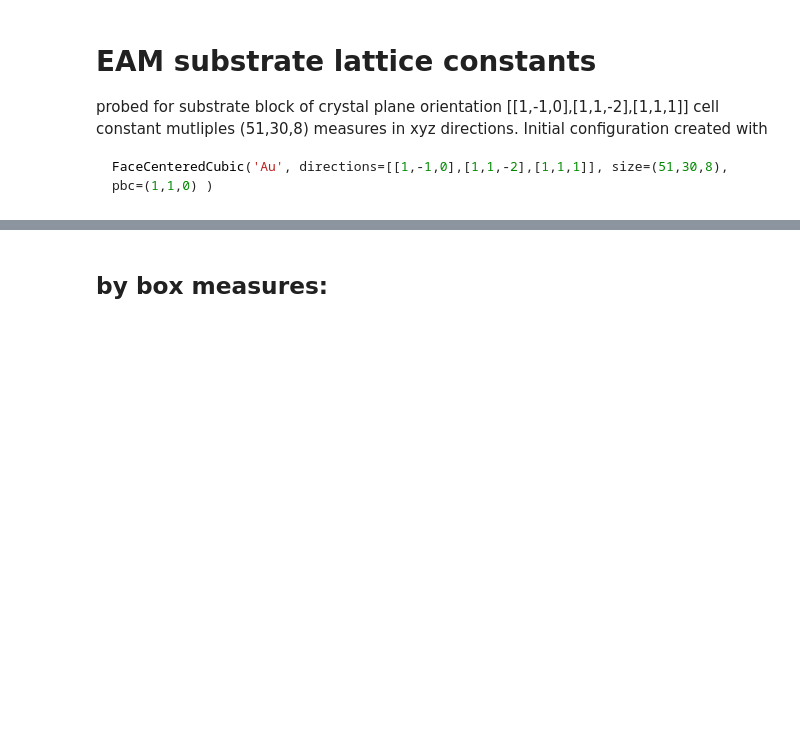
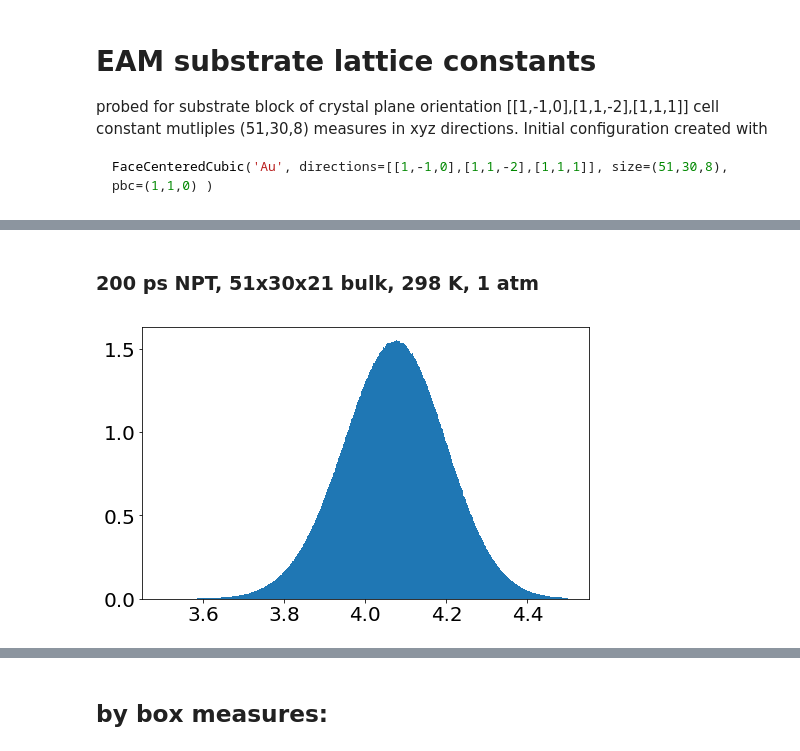
Before and after one commit to jotelha/jlhphd, a Jupyter notebook: ipynb/subst/20190412_lattice_constant.ipynb, the cells around one changed output, grey strips where cells are left out. Drawn from its saved outputs; the diff is of its cells as text; code cells hidden in the pictures; blank space fills up the shorter version.

```diff
--- a/ipynb/subst/20190412_lattice_constant.ipynb
+++ b/ipynb/subst/20190412_lattice_constant.ipynb
@@ -91,3 +101,7 @@ Peak position:                      4.06015 (2019-04-12 17:43:45,385)
 # %%
-peak_positions["NPT 200ps slab, 1000 frames average, zero pressure, fcc only"] = analyze_rdf('030_equilibration_npt_slab_0_atm_fcc_rdf.txt',format='plain',interval=(3.5,4.5))
+peak_positions[
+    "NPT 200ps slab, 1000 frames average, zero pressure, fcc only"] = analyze_rdf(
+        os.path.join(prefix,'030_equilibration_npt_slab_0_atm_fcc_rdf.txt'),
+        format='plain',
+        interval=(3.5, 4.5))
 # %% [output]
@@ -101,3 +111,6 @@ Peak position:                      4.06605 (2019-04-12 17:44:03,631)
 # %%
-peak_positions["NPT 200ps slab, 1000 frames average, 1 atm"] = analyze_rdf('040_equilibration_npt_slab_1_atm_rdf.txt',format='plain',interval=(3.5,4.5))
+peak_positions["NPT 200ps slab, 1000 frames average, 1 atm"] = analyze_rdf(
+    os.path.join(prefix,'040_equilibration_npt_slab_1_atm_rdf.txt'),
+    format='plain',
+    interval=(3.5, 4.5))
 # %% [output]
@@ -111,3 +120,7 @@ Peak position:                      4.06015 (2019-04-12 17:44:44,012)
 # %%
-peak_positions["NPT 200ps slab, 1000 frames average, 1 atm, fcc only"] = analyze_rdf('040_equilibration_npt_slab_1_atm_fcc_rdf.txt',format='plain',interval=(3.5,4.5))
+peak_positions[
+    "NPT 200ps slab, 1000 frames average, 1 atm, fcc only"] = analyze_rdf(
+        os.path.join(prefix,'040_equilibration_npt_slab_1_atm_fcc_rdf.txt'),
+        format='plain',
+        interval=(3.5, 4.5))
 # %% [output]
@@ -120 +127,13 @@ Peak position:                      4.06605 (2019-04-12 17:45:17,377)
 [figure]
+# %% [markdown]
+### 200 ps NPT, 51x30x21 bulk, 298 K, 1 atm
+# %%
+prefix = '/mnt/dat/work/testuser/adsorption/N_surfactant_on_substrate_template/dat/subst/eam/20190424_series_9'
+# %%
+peak_positions[
+    "NPT 200ps cube bulk, 1000 frames average, 1 atm"] = analyze_rdf(
+        os.path.join(prefix,'substrate_AU_111_51x30x21_rdf.txt'),
+        format='plain',
+        interval=(3.5, 4.5))
+# %% [output]
+[figure, added]
```
Also changed, not shown: parts of 66 cells of this notebook, 50 other files.
